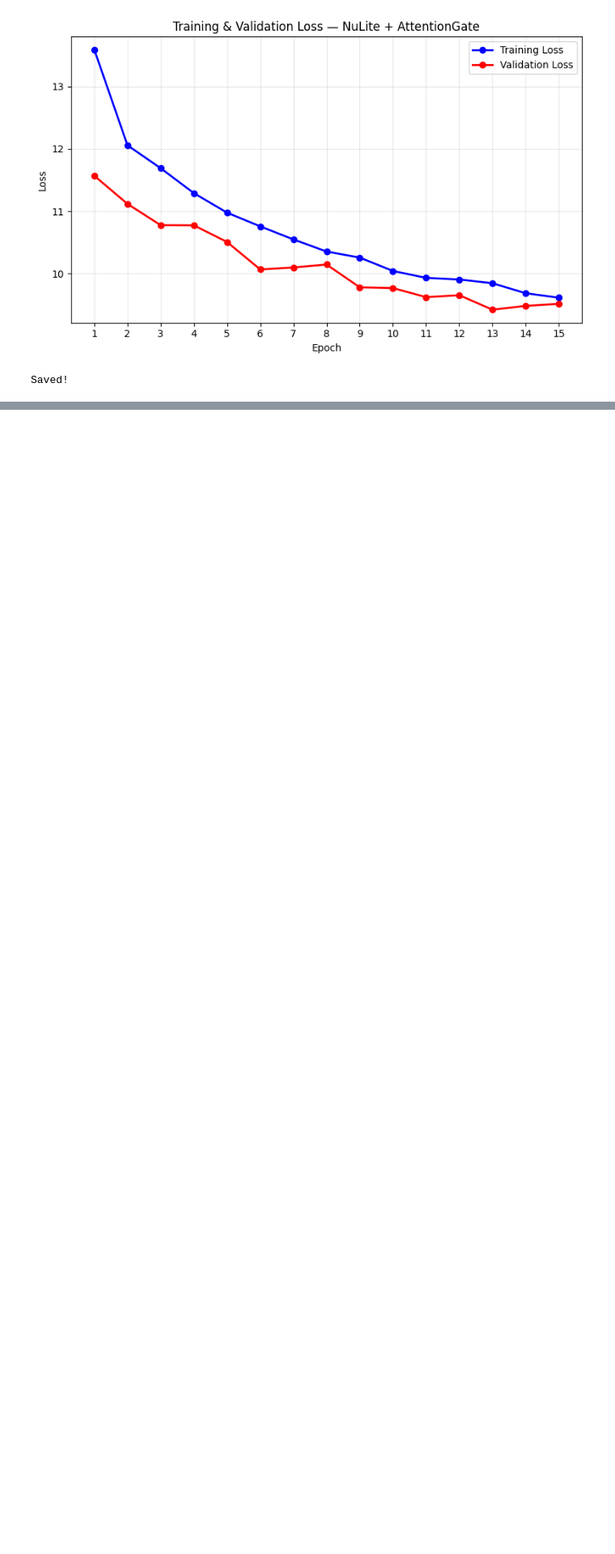
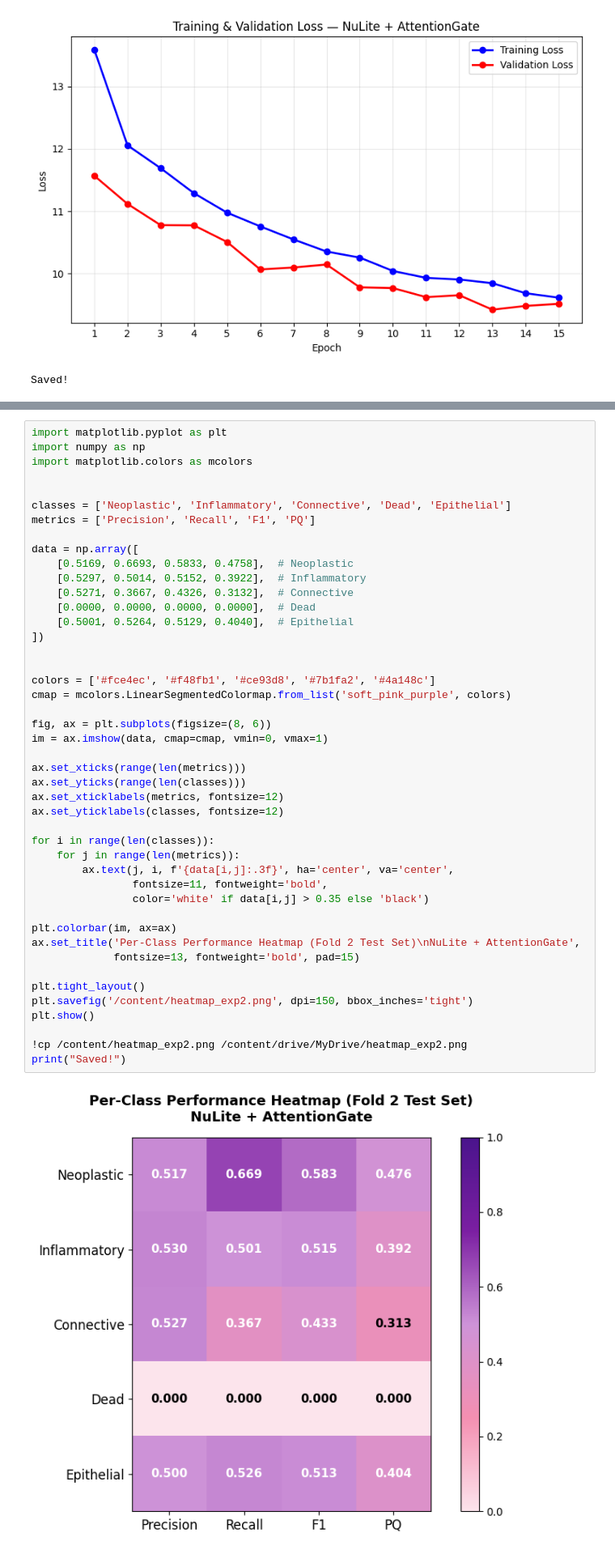
Before and after one commit to Dania-Waseem/NuLite-Reproducibility-A-Lightweight-Model-for-Nuclei-Instance-Segmentation, a Jupyter notebook: Nulite_Experiment2.ipynb, the cells around one changed output, grey strips where cells are left out. Shown at 81% size. Cells and saved outputs as stored; diff of their text form; blank space fills up the shorter version.

```diff
--- a/Nulite_Experiment2.ipynb
+++ b/Nulite_Experiment2.ipynb
@@ -1218,0 +1313,47 @@ Saved!
+# %%
+import matplotlib.pyplot as plt
+import numpy as np
+import matplotlib.colors as mcolors
+
+
+classes = ['Neoplastic', 'Inflammatory', 'Connective', 'Dead', 'Epithelial']
+metrics = ['Precision', 'Recall', 'F1', 'PQ']
+
+data = np.array([
+    [0.5169, 0.6693, 0.5833, 0.4758],  # Neoplastic
+    [0.5297, 0.5014, 0.5152, 0.3922],  # Inflammatory
+    [0.5271, 0.3667, 0.4326, 0.3132],  # Connective
+    [0.0000, 0.0000, 0.0000, 0.0000],  # Dead
+    [0.5001, 0.5264, 0.5129, 0.4040],  # Epithelial
+])
+
+
+colors = ['#fce4ec', '#f48fb1', '#ce93d8', '#7b1fa2', '#4a148c']
+cmap = mcolors.LinearSegmentedColormap.from_list('soft_pink_purple', colors)
+
+fig, ax = plt.subplots(figsize=(8, 6))
+im = ax.imshow(data, cmap=cmap, vmin=0, vmax=1)
+
+ax.set_xticks(range(len(metrics)))
+ax.set_yticks(range(len(classes)))
+ax.set_xticklabels(metrics, fontsize=12)
+ax.set_yticklabels(classes, fontsize=12)
+
+for i in range(len(classes)):
+    for j in range(len(metrics)):
+        ax.text(j, i, f'{data[i,j]:.3f}', ha='center', va='center',
+                fontsize=11, fontweight='bold',
+                color='white' if data[i,j] > 0.35 else 'black')
+
+plt.colorbar(im, ax=ax)
+ax.set_title('Per-Class Performance Heatmap (Fold 2 Test Set)\nNuLite + AttentionGate',
+             fontsize=13, fontweight='bold', pad=15)
+
+plt.tight_layout()
+plt.savefig('/content/heatmap_exp2.png', dpi=150, bbox_inches='tight')
+plt.show()
+
+!cp /content/heatmap_exp2.png /content/drive/MyDrive/heatmap_exp2.png
+print("Saved!")
+# %% [output]
+[figure, added]
```
Also changed, not shown: parts of 10 cells of this notebook.
